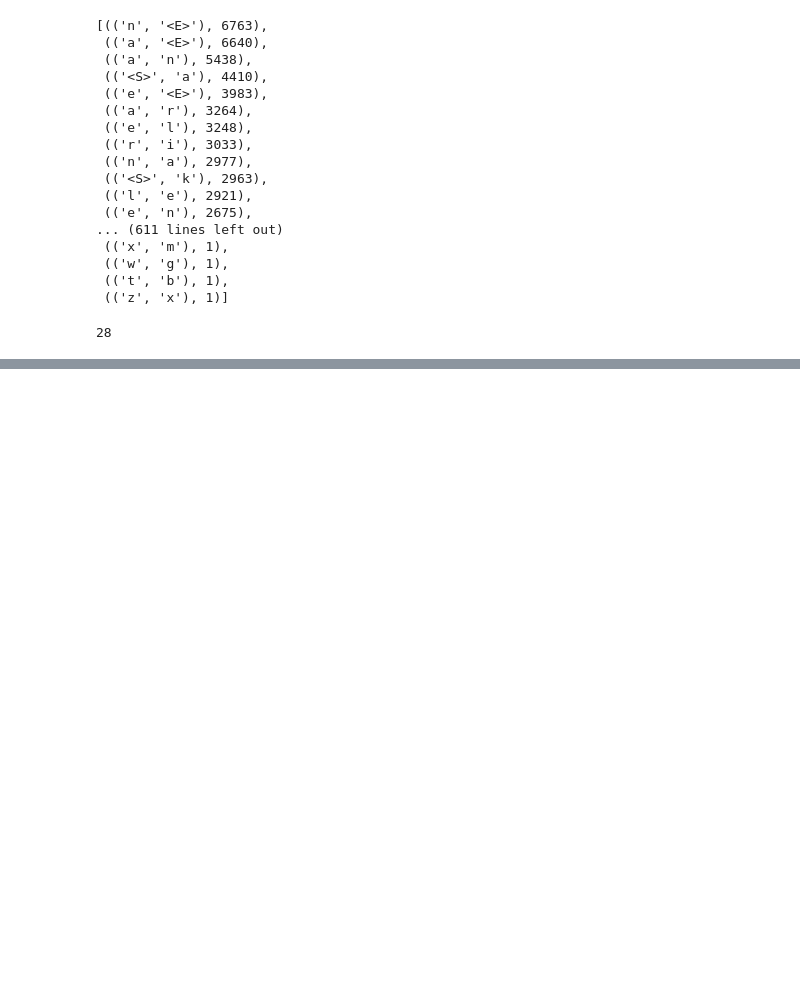
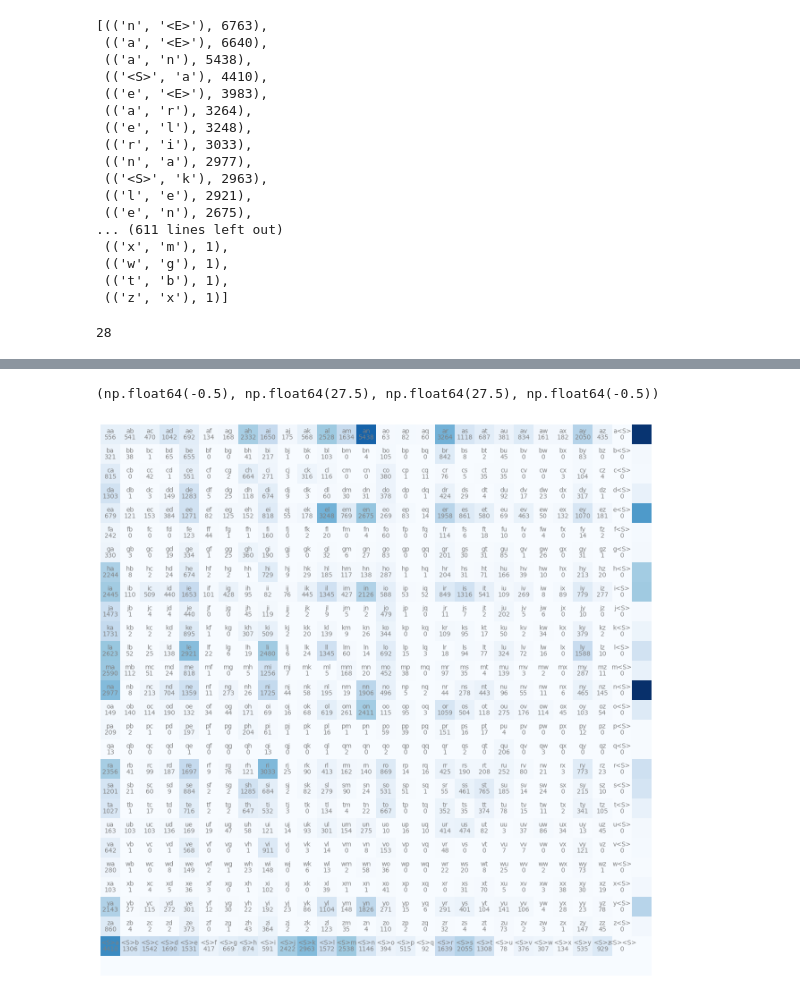
Before and after one commit to mithxr/makemore, a Jupyter notebook: makemore.ipynb, the cells around one changed output, grey strips where cells are left out. Saved outputs shown, nothing was run; the diff lists cells and outputs as text; code cells hidden in the pictures; blank space fills up the shorter version.

```diff
--- a/makemore.ipynb
+++ b/makemore.ipynb
@@ -93,0 +94,21 @@ ModuleNotFoundError: No module named 'matplotlib'
+# %%
+#to make the above 2 dimensional array look pretty andrej wrote a code
+#step 1 is to get the reverse itos of stoi
+
+itos = {i:s for s,i in stoi.items()}
+# %%
+# JUST FOR BETTER VISUALISATION
+import matplotlib.pyplot as plt
+%matplotlib inline
+
+plt.figure(figsize=(16,16))
+plt.imshow(N, cmap='Blues')
+for i in range(27): # traversing through each row in N - first leter of bigram
+    for j in range(27): #traversing through each column in the row that you have chosen - second letter in the bigram
+        chstr = itos[i] + itos[j] #convert the row or column number into the character that it represents - row 0, column 0 represents the bigram aa- like that
+        plt.text(j, i, chstr, ha="center", va="bottom", color='gray')
+        plt.text(j, i, N[i, j].item(), ha="center", va="top", color='gray') # N[i, j].item() gives the count
+plt.axis('off')
+# %% [output]
+(np.float64(-0.5), np.float64(27.5), np.float64(27.5), np.float64(-0.5))
+[figure, added]
```
Also changed, not shown: parts of 19 cells of this notebook.
